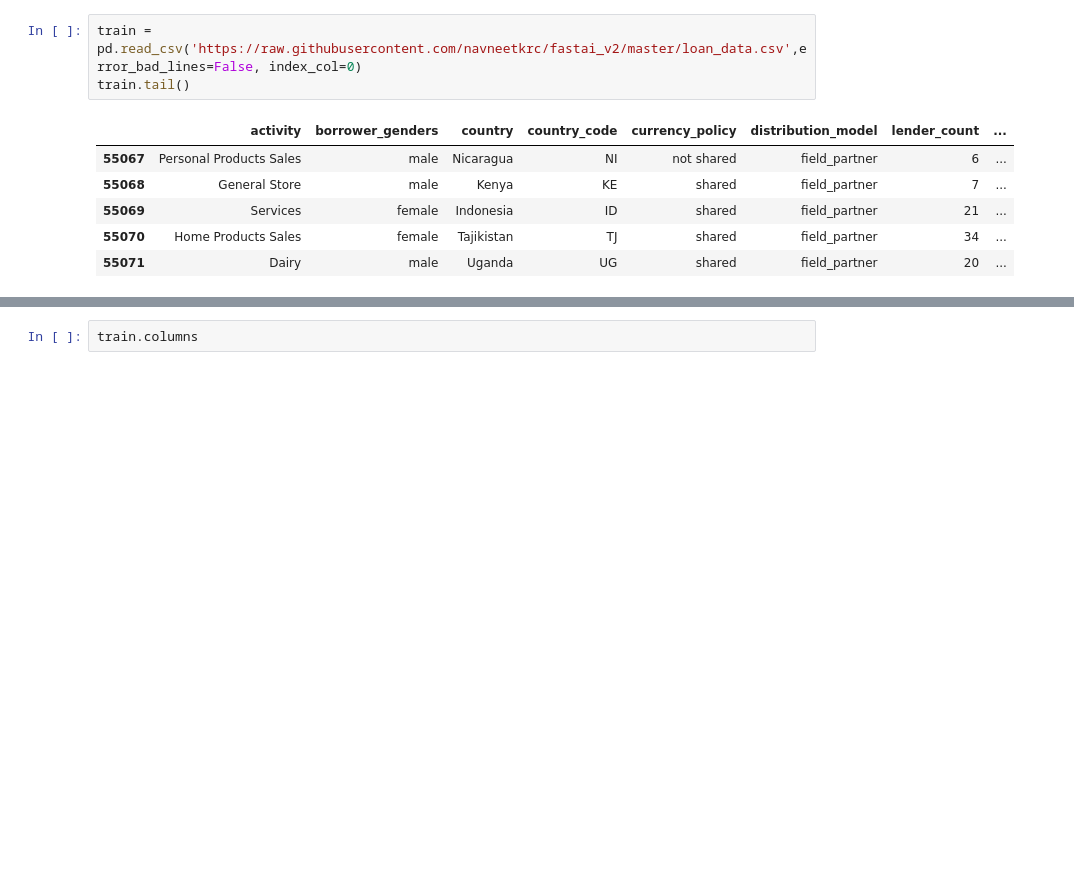
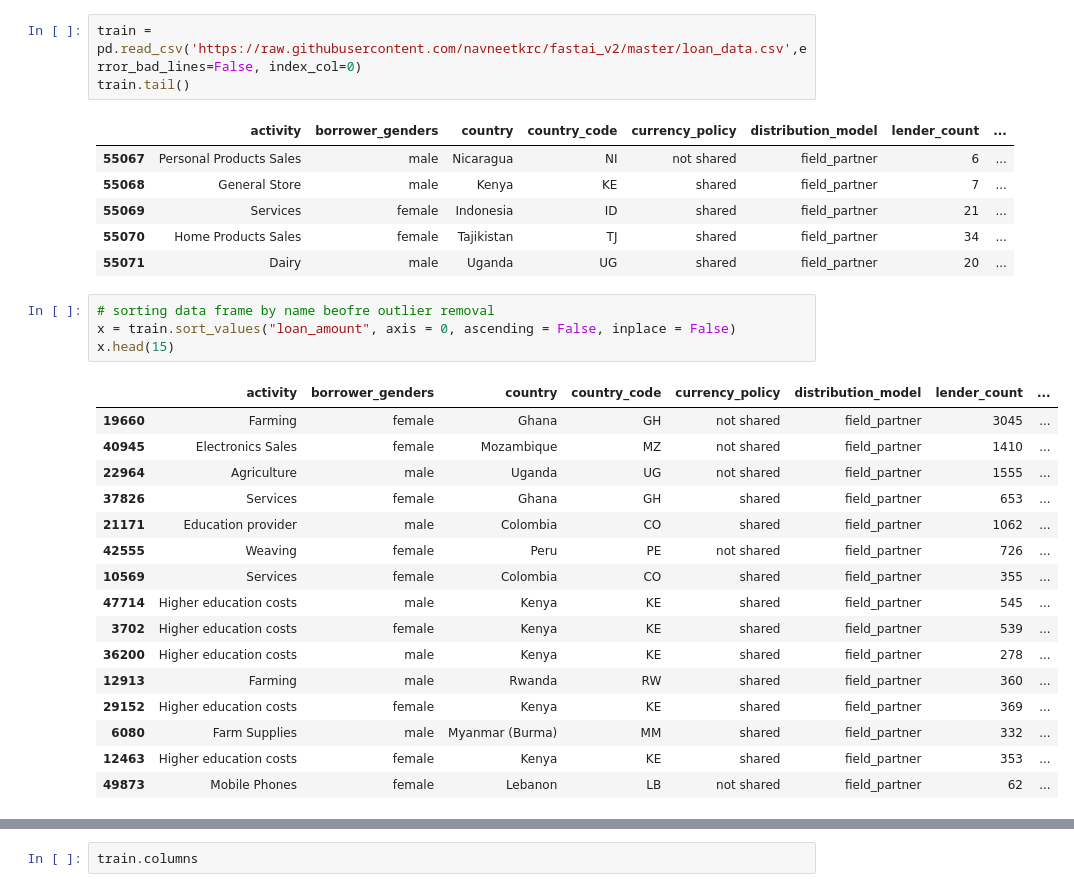
Before and after one commit to navneetkrc/fastai_v2, a Jupyter notebook: loan_tabular_fastai_V2.ipynb, the cells around one changed output, grey strips where cells are left out. Cells and saved outputs as stored; diff of their text form; blank space fills up the shorter version.

```diff
--- a/loan_tabular_fastai_V2.ipynb
+++ b/loan_tabular_fastai_V2.ipynb
@@ -47,6 +38,27 @@ train.tail()
 | 55069 | Services | female | Indonesia | ID | shared | field_partner | 21 | ... |
 | 55070 | Home Products Sales | female | Tajikistan | TJ | shared | field_partner | 34 | ... |
 | 55071 | Dairy | male | Uganda | UG | shared | field_partner | 20 | ... |
+# %%
+# sorting data frame by name beofre outlier removal
+x = train.sort_values("loan_amount", axis = 0, ascending = False, inplace = False)
+x.head(15)
+# %% [output]
+|  | activity | borrower_genders | country | country_code | currency_policy | distribution_model | lender_count | ... |
+| 19660 | Farming | female | Ghana | GH | not shared | field_partner | 3045 | ... |
+| 40945 | Electronics Sales | female | Mozambique | MZ | not shared | field_partner | 1410 | ... |
+| 22964 | Agriculture | male | Uganda | UG | not shared | field_partner | 1555 | ... |
+| 37826 | Services | female | Ghana | GH | shared | field_partner | 653 | ... |
+| 21171 | Education provider | male | Colombia | CO | shared | field_partner | 1062 | ... |
+| 42555 | Weaving | female | Peru | PE | not shared | field_partner | 726 | ... |
+| 10569 | Services | female | Colombia | CO | shared | field_partner | 355 | ... |
+| 47714 | Higher education costs | male | Kenya | KE | shared | field_partner | 545 | ... |
+| 3702 | Higher education costs | female | Kenya | KE | shared | field_partner | 539 | ... |
+| 36200 | Higher education costs | male | Kenya | KE | shared | field_partner | 278 | ... |
+| 12913 | Farming | male | Rwanda | RW | shared | field_partner | 360 | ... |
+| 29152 | Higher education costs | female | Kenya | KE | shared | field_partner | 369 | ... |
+| 6080 | Farm Supplies | male | Myanmar (Burma) | MM | shared | field_partner | 332 | ... |
+| 12463 | Higher education costs | female | Kenya | KE | shared | field_partner | 353 | ... |
+| 49873 | Mobile Phones | female | Lebanon | LB | not shared | field_partner | 62 | ... |
 # %%
 def remove_outlier(df, col):
   q1 = df[col].quantile(0.05)
```
Also changed, not shown: parts of 15 cells of this notebook.
